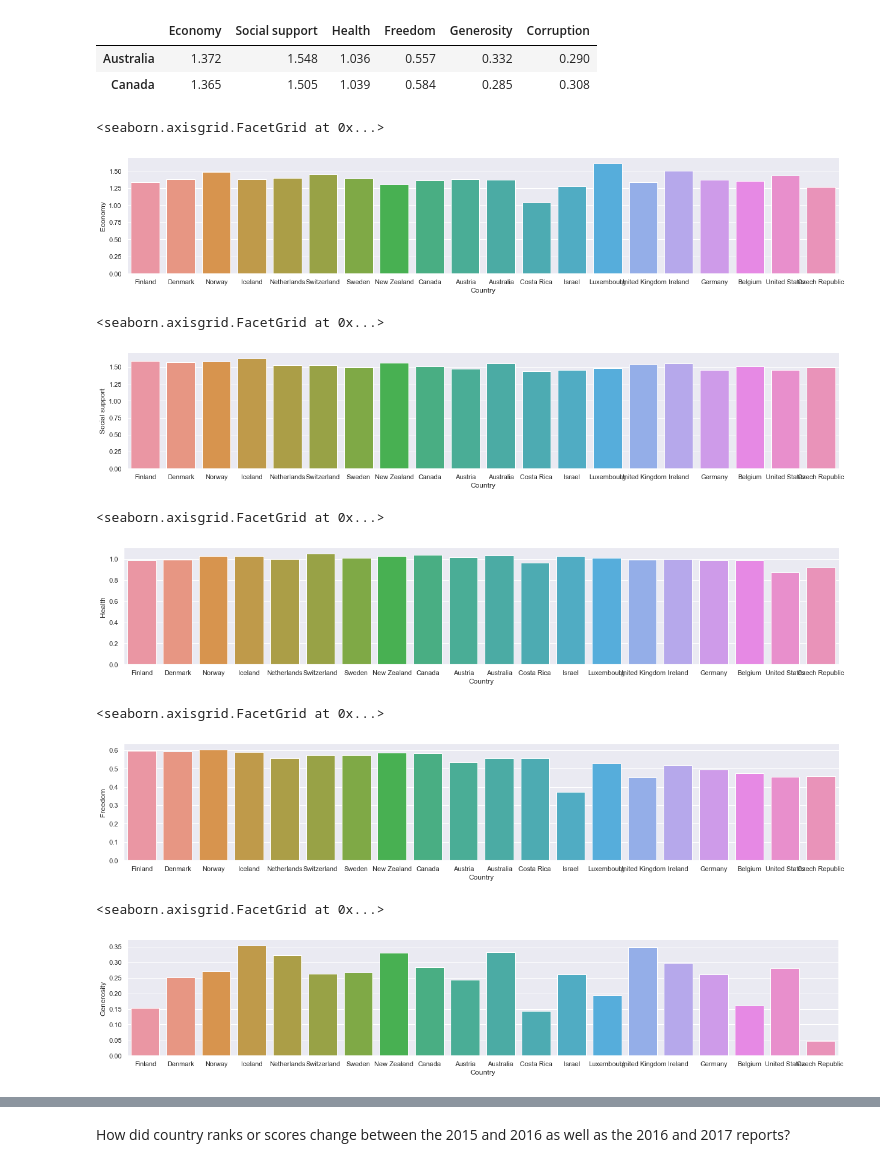
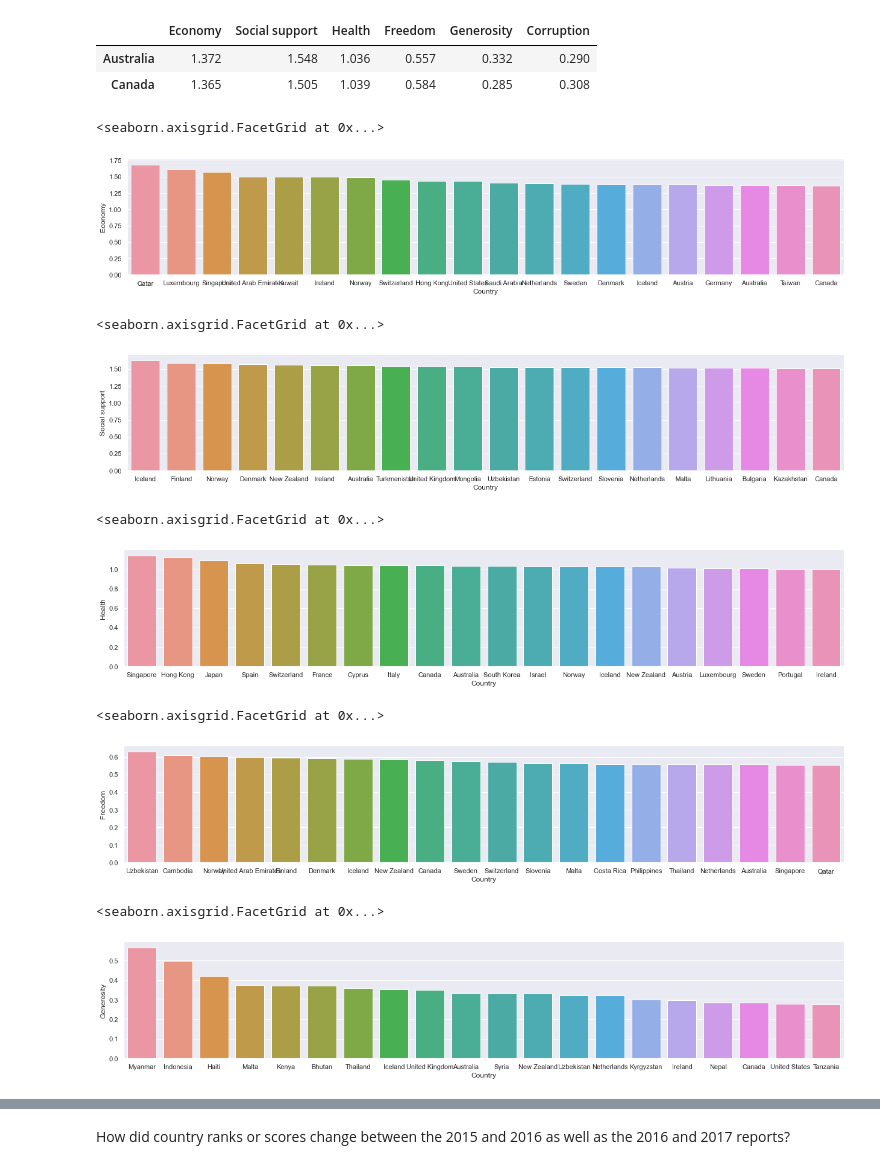
Before and after one commit to borhunsahin/kaggle-world-happiness-report-analysis, a Jupyter notebook: visualition.ipynb, the cells around one changed output, grey strips where cells are left out. Cells and saved outputs as stored; diff of their text form; code cells hidden in the pictures.

```diff
--- a/visualition.ipynb
+++ b/visualition.ipynb
@@ -33,28 +51,28 @@ df_2019_top.T
 | Australia | 1.372 | 1.548 | 1.036 | 0.557 | 0.332 | 0.290 |
 | Canada | 1.365 | 1.505 | 1.039 | 0.584 | 0.285 | 0.308 |
 # %%
-sns.catplot(x="Country",y="Economy",data=df_2019.head(20),kind="bar",height=3.5, aspect=5)
+sns.catplot(x="Country",y="Economy",data=df_2019_economy.head(20),kind="bar",height=3.5, aspect=5)
 # %% [output]
 <seaborn.axisgrid.FacetGrid at 0x...>
-[figure, old version]
+[figure, new version]
 # %%
-sns.catplot(x="Country",y="Social support",data=df_2019.head(20),kind="bar",height=3.5, aspect=5)
+sns.catplot(x="Country",y="Social support",data=df_2019_social_support.head(20),kind="bar",height=3.5, aspect=5)
 # %% [output]
 <seaborn.axisgrid.FacetGrid at 0x...>
-[figure, old version]
+[figure, new version]
 # %%
-sns.catplot(x="Country",y="Health",data=df_2019.head(20),kind="bar",height=3.5, aspect=5)
+sns.catplot(x="Country",y="Health",data=df_2019_health.head(20),kind="bar",height=3.5, aspect=5)
 # %% [output]
 <seaborn.axisgrid.FacetGrid at 0x...>
-[figure, old version]
+[figure, new version]
 # %%
-sns.catplot(x="Country",y="Freedom",data=df_2019.head(20),kind="bar",height=3.5, aspect=5)
+sns.catplot(x="Country",y="Freedom",data=df_2019_freedom.head(20),kind="bar",height=3.5, aspect=5)
 # %% [output]
 <seaborn.axisgrid.FacetGrid at 0x...>
-[figure, old version]
+[figure, new version]
 # %%
-sns.catplot(x="Country",y="Generosity",data=df_2019.head(20),kind="bar",height=3.5, aspect=5)
+sns.catplot(x="Country",y="Generosity",data=df_2019_generosity.head(20),kind="bar",height=3.5, aspect=5)
 # %% [output]
 <seaborn.axisgrid.FacetGrid at 0x...>
-[figure, old version]
+[figure, new version]
 # %%
```
Also changed, not shown: parts of 2 cells of this notebook.
